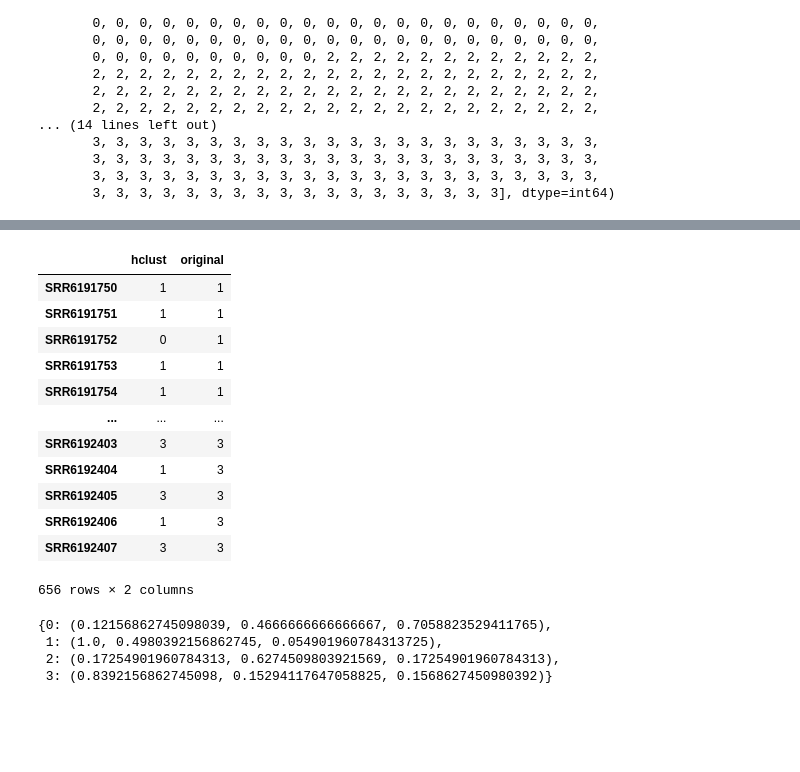
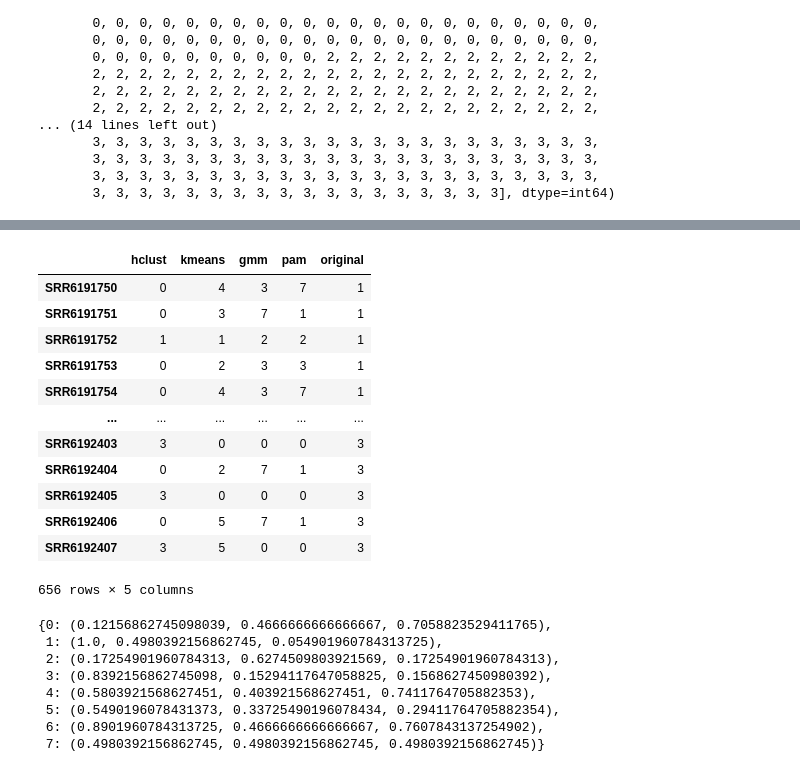
Before and after one commit to nsardinia/4144_Bioinformatics_Project, a Jupyter notebook: src/heatmap.ipynb, the cells around one changed output, grey strips where cells are left out. Drawn from its saved outputs; the diff is of its cells as text; code cells hidden in the pictures; blank space fills up the shorter version.

```diff
--- a/src/heatmap.ipynb
+++ b/src/heatmap.ipynb
@@ -86,9 +89,10 @@ array([1, 1, 1, 1, 1, 1, 1, 1, 1, 1, 1, 1, 1, 1, 1, 1, 1, 1, 1, 1, 1, 1,
        3, 3, 3, 3, 3, 3, 3, 3, 3, 3, 3, 3, 3, 3, 3, 3, 3, 3], dtype=int64)
 # %%
 # Get labels for k=8
-k = 4
+k = 8
 
 # Hierarchical clustering
 hclust_labels = hclust(top_5000, k)
-
-hclust_labels
+kmeans_labels = kmeans_for_heatmap(top_5000, k)
+gmm_labels = gmm(top_5000, k, 5000)
+pam_labels = pam_for_heatmap(top_5000, k)
@@ -113,39 +99,46 @@ array([1, 1, 0, 1, 1, 1, 1, 1, 1, 1, 1, 1, 2, 1, 1, 2, 1, 1, 1, 1, 1, 1,
 # %%
 # Create annotations data frame
 annotations = pd.DataFrame({
     'hclust': pd.Categorical(hclust_labels),
+    'kmeans': pd.Categorical(kmeans_labels),
+    'gmm': pd.Categorical(gmm_labels),
+    'pam': pd.Categorical(pam_labels),
     'original': pd.Categorical(original_labels),
 }, index=top_5000.T.columns)
 
 annotations
 # %% [output]
-|  | hclust | original |
-| SRR6191750 | 1 | 1 |
-| SRR6191751 | 1 | 1 |
-| SRR6191752 | 0 | 1 |
-| SRR6191753 | 1 | 1 |
-| SRR6191754 | 1 | 1 |
-| ... | ... | ... |
-| SRR6192403 | 3 | 3 |
-| SRR6192404 | 1 | 3 |
-| SRR6192405 | 3 | 3 |
-| SRR6192406 | 1 | 3 |
-| SRR6192407 | 3 | 3 |
+|  | hclust | kmeans | gmm | pam | original |
+| SRR6191750 | 0 | 4 | 3 | 7 | 1 |
+| SRR6191751 | 0 | 3 | 7 | 1 | 1 |
+| SRR6191752 | 1 | 1 | 2 | 2 | 1 |
+| SRR6191753 | 0 | 2 | 3 | 3 | 1 |
+| SRR6191754 | 0 | 4 | 3 | 7 | 1 |
+| ... | ... | ... | ... | ... | ... |
+| SRR6192403 | 3 | 0 | 0 | 0 | 3 |
+| SRR6192404 | 0 | 2 | 7 | 1 | 3 |
+| SRR6192405 | 3 | 0 | 0 | 0 | 3 |
+| SRR6192406 | 0 | 5 | 7 | 1 | 3 |
+| SRR6192407 | 3 | 5 | 0 | 0 | 3 |
-656 rows × 2 columns
+656 rows × 5 columns
 # %%
 # Create color pallete
 unique_groups = annotations['original'].unique()
 group_palette = sns.color_palette("Set2", len(unique_groups))
 group_colors = dict(zip(unique_groups, group_palette))
 
-cluster_palette = sns.color_palette("tab10", 4)
-cluster_colors = dict(zip(range(4), cluster_palette))
+cluster_palette = sns.color_palette("tab10", k)
+cluster_colors = dict(zip(range(k), cluster_palette))
 
 cluster_colors
 # %% [output]
 {0: (0.12156862745098039, 0.4666666666666667, 0.7058823529411765),
  1: (1.0, 0.4980392156862745, 0.054901960784313725),
  2: (0.17254901960784313, 0.6274509803921569, 0.17254901960784313),
- 3: (0.8392156862745098, 0.15294117647058825, 0.1568627450980392)}
+ 3: (0.8392156862745098, 0.15294117647058825, 0.1568627450980392),
+ 4: (0.5803921568627451, 0.403921568627451, 0.7411764705882353),
+ 5: (0.5490196078431373, 0.33725490196078434, 0.29411764705882354),
+ 6: (0.8901960784313725, 0.4666666666666667, 0.7607843137254902),
+ 7: (0.4980392156862745, 0.4980392156862745, 0.4980392156862745)}
 # %%
 col_colors = pd.DataFrame({
```
Also changed, not shown: parts of 4 cells of this notebook, 4 other files.
